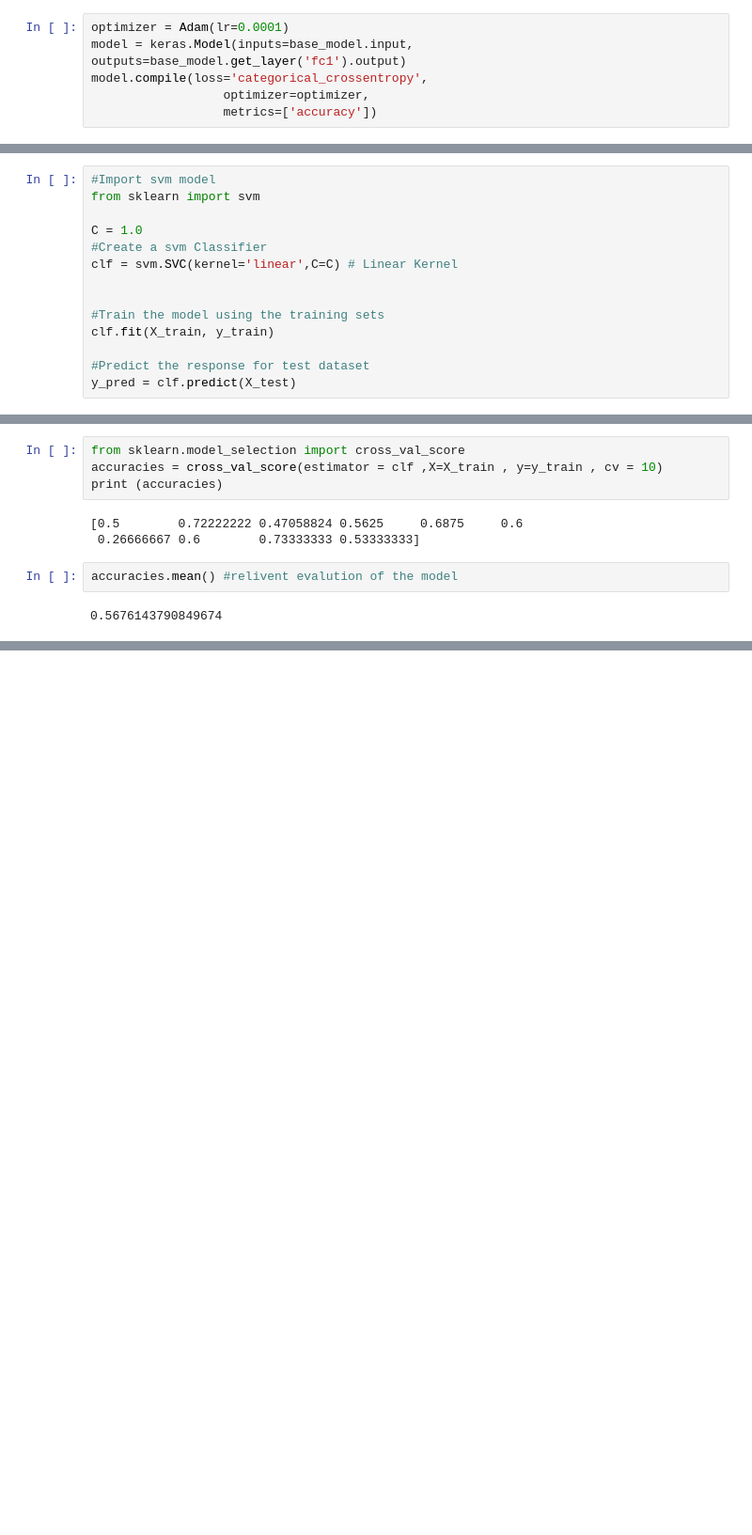
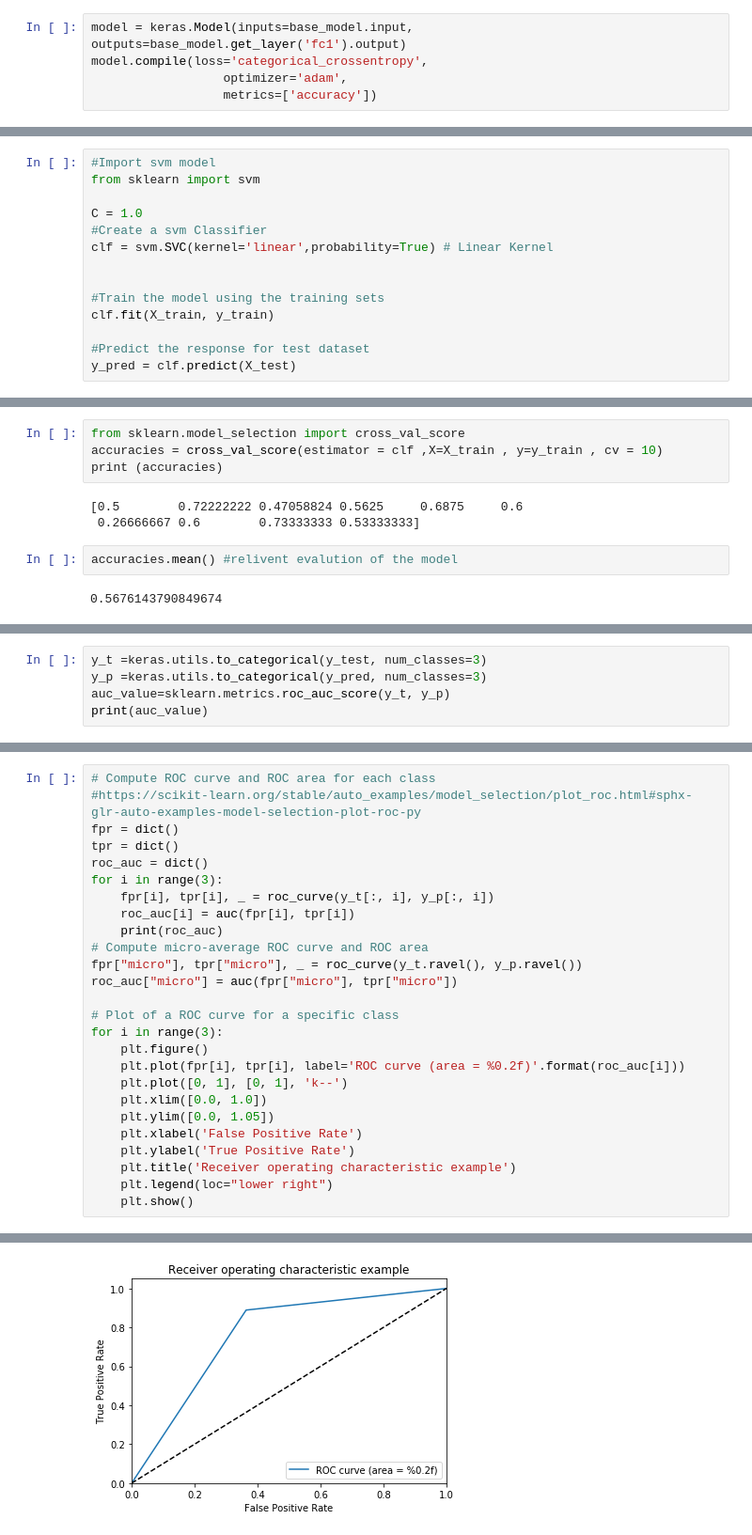
Before and after one commit to shathaa/MelanomaDetector, a Jupyter notebook: VGG16_SVM_v1.ipynb, the cells around one changed output, grey strips where cells are left out. Shown at 94% size. Drawn from its saved outputs; the diff is of its cells as text; blank space fills up the shorter version.

```diff
--- a/VGG16_SVM_v1.ipynb
+++ b/VGG16_SVM_v1.ipynb
@@ -43,10 +44,9 @@ one_hot_labels = keras.utils.to_categorical(y, num_classes=3)
 # %%
 base_model = VGG16(weights='imagenet',input_shape=(224,224,3))
 # %%
-optimizer = Adam(lr=0.0001)
 model = keras.Model(inputs=base_model.input, outputs=base_model.get_layer('fc1').output)
 model.compile(loss='categorical_crossentropy',
-                  optimizer=optimizer,
+                  optimizer='adam',
                   metrics=['accuracy'])
 # %%
 feature = model.predict(X,verbose=1)
@@ -66,7 +66,7 @@ from sklearn import svm
 
 C = 1.0
 #Create a svm Classifier
-clf = svm.SVC(kernel='linear',C=C) # Linear Kernel
+clf = svm.SVC(kernel='linear',probability=True) # Linear Kernel
 
 
 #Train the model using the training sets
@@ -176,0 +99,5 @@ NameError: name 'h' is not defined
+# %%
+y_t =keras.utils.to_categorical(y_test, num_classes=3)
+y_p =keras.utils.to_categorical(y_pred, num_classes=3)
+auc_value=sklearn.metrics.roc_auc_score(y_t, y_p)
+print(auc_value)
@@ -176,0 +106,27 @@ NameError: name 'h' is not defined
+# %%
+# Compute ROC curve and ROC area for each class
+#https://scikit-learn.org/stable/auto_examples/model_selection/plot_roc.html#sphx-glr-auto-examples-model-selection-plot-roc-py
+fpr = dict()
+tpr = dict()
+roc_auc = dict()
+for i in range(3):
+    fpr[i], tpr[i], _ = roc_curve(y_t[:, i], y_p[:, i])
+    roc_auc[i] = auc(fpr[i], tpr[i])
+    print(roc_auc)
+# Compute micro-average ROC curve and ROC area
+fpr["micro"], tpr["micro"], _ = roc_curve(y_t.ravel(), y_p.ravel())
+roc_auc["micro"] = auc(fpr["micro"], tpr["micro"])
+
+# Plot of a ROC curve for a specific class
+for i in range(3):
+    plt.figure()
+    plt.plot(fpr[i], tpr[i], label='ROC curve (area = %0.2f)'.format(roc_auc[i]))
+    plt.plot([0, 1], [0, 1], 'k--')
+    plt.xlim([0.0, 1.0])
+    plt.ylim([0.0, 1.05])
+    plt.xlabel('False Positive Rate')
+    plt.ylabel('True Positive Rate')
+    plt.title('Receiver operating characteristic example')
+    plt.legend(loc="lower right")
+    plt.show()
+# %% [output]
@@ -176,0 +136 @@ NameError: name 'h' is not defined
+[figure, added]
```
Also changed, not shown: parts of 12 cells of this notebook.
